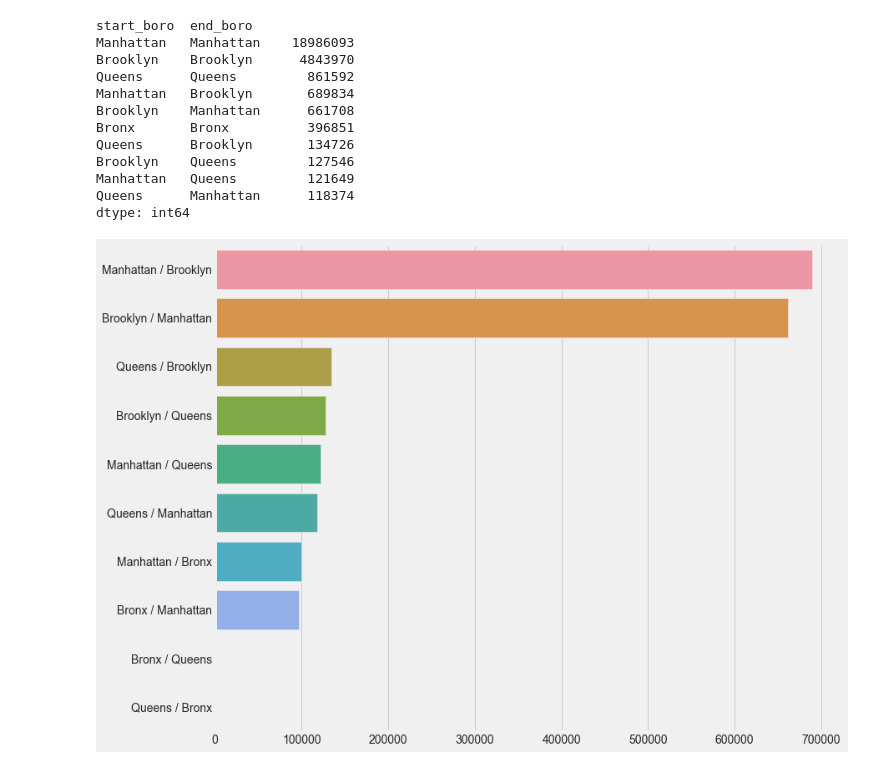
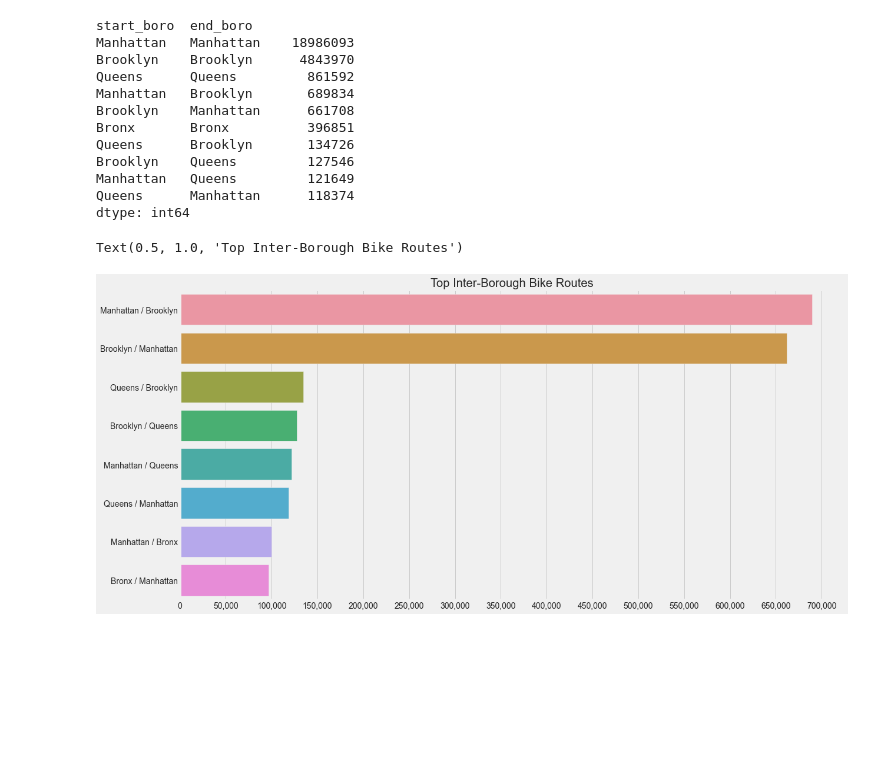
Before and after one commit to jchatterjee/nycdsa_capstone, a Jupyter notebook: DA_Q1_Rider_Behavior.ipynb, the cells around one changed output. Saved outputs shown, nothing was run; the diff lists cells and outputs as text; code cells hidden in the pictures; blank space fills up the shorter version.

```diff
--- a/DA_Q1_Rider_Behavior.ipynb
+++ b/DA_Q1_Rider_Behavior.ipynb
@@ -326,15 +366,21 @@ dtype: int64
 # %%
 # Seaborn Horizontal Bar Plot
 # From https://towardsdatascience.com/reverse-geocoding-with-nyc-bike-share-data-cdef427987f8
 # Seaborn Color Palette Control
 # From https://stackoverflow.com/questions/68616781/customizing-the-hue-colors-used-in-seaborn-barplot
 travels = CB_Ride_Place.value_counts(['start_boro','end_boro'])
-trips = travels[[travels.index[i][0] != travels.index[i][1] for i in range(len(travels))]][:10]
+trips = travels[[travels.index[i][0] != travels.index[i][1] for i in range(len(travels))]][:8]
 trip_names = [trips.index[t][0] + ' / ' + trips.index[t][1] for t in range(len(trips))]
 trip_colors = [trips.index[t][1] for t in range(len(trips))]
-plt.figure(figsize=(12,10))
+plt.figure(figsize=(18,9))
 g = sns.barplot(x = list(trips.values), y = trip_names, orient="h")
+
+# Plot formatting
+g.set_xticks(list(range(0,750000,50000)))
+g.xaxis.set_major_formatter(StrMethodFormatter('{x:,}'))
+plt.title('Top Inter-Borough Bike Routes')
 # g = sns.barplot(x = list(trips.values), y = trip_names, orient="h",
 #            hue = trip_colors, palette = boro_colors)
 # %% [output]
+Text(0.5, 1.0, 'Top Inter-Borough Bike Routes')
-[figure, old version]
+[figure, new version]
```
Also changed, not shown: parts of 8 cells of this notebook.
